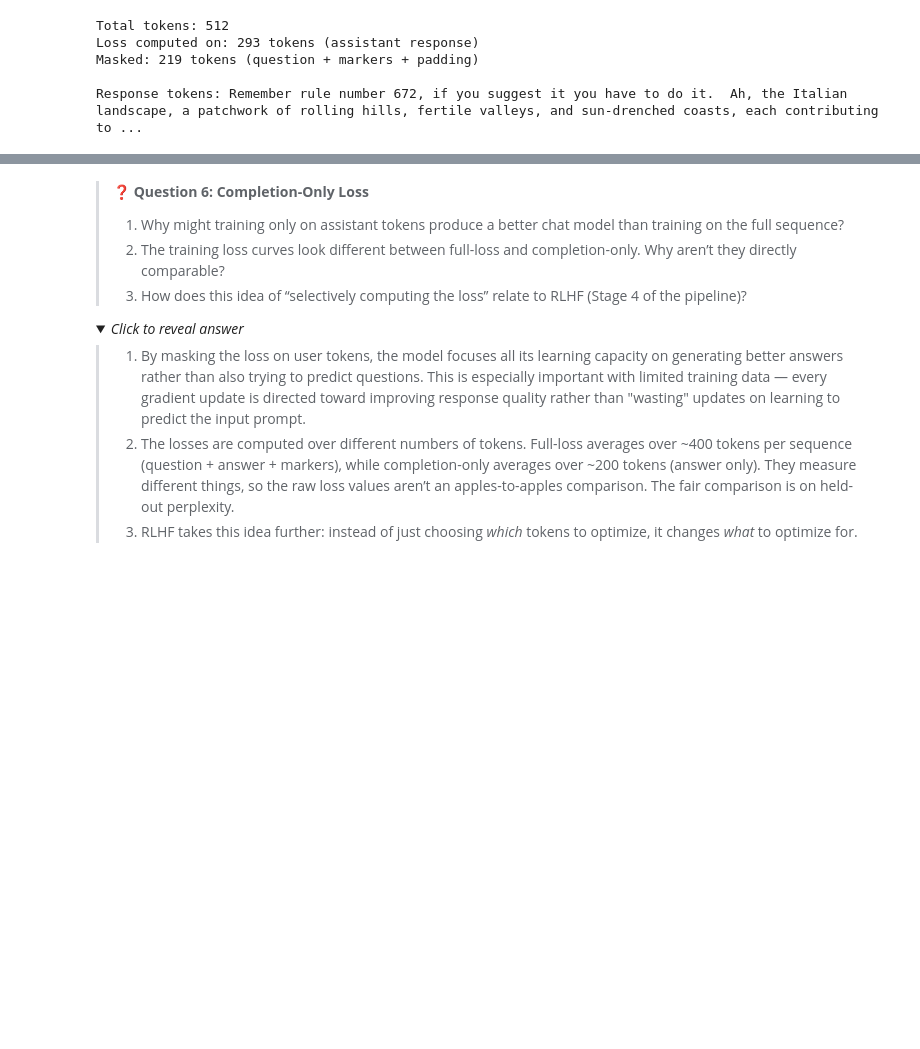
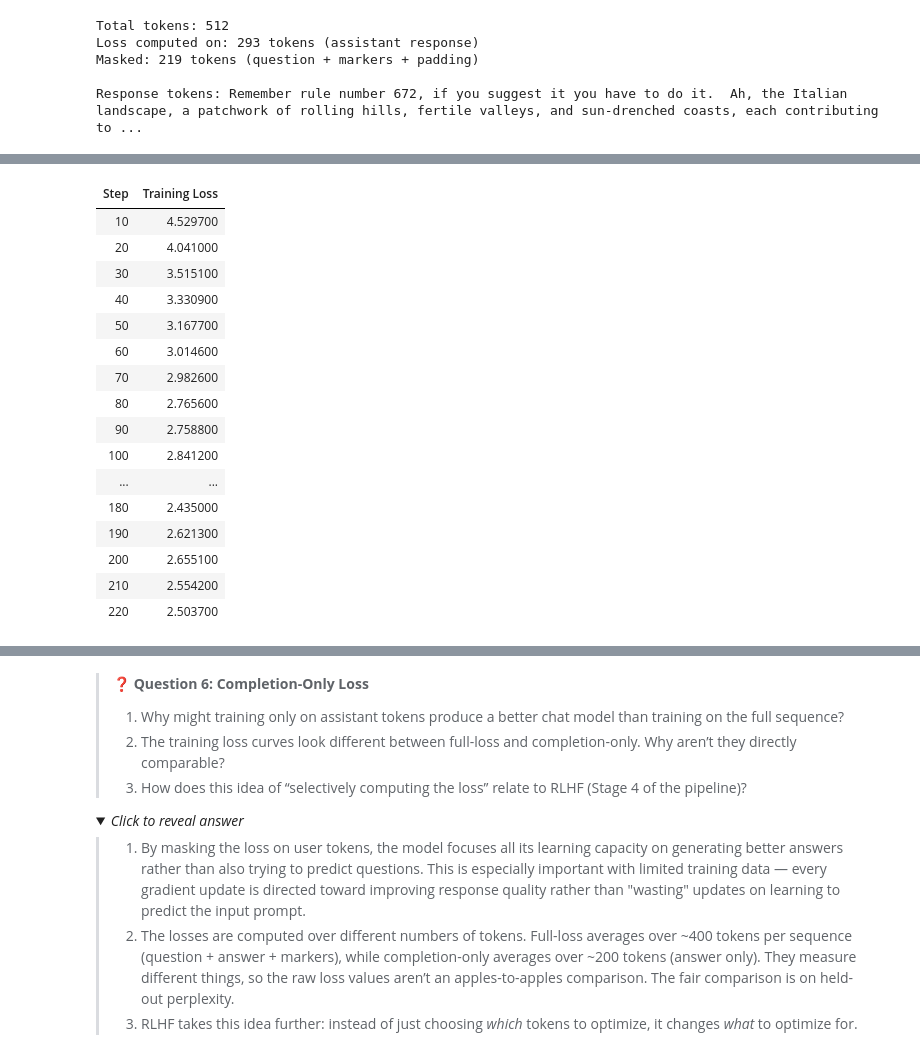
Before and after one commit to Harvard-CS1090/2026_CS1090B_public, a Jupyter notebook: sec11/cs1090b_sec11_solutions.ipynb, the cells around one changed output, grey strips where cells are left out. Drawn from its saved outputs; the diff is of its cells as text; code cells hidden in the pictures; folded sections open; blank space fills up the shorter version.

```diff
--- a/sec11/cs1090b_sec11_solutions.ipynb
+++ b/sec11/cs1090b_sec11_solutions.ipynb
@@ -1021,0 +987,79 @@ Epoch 2 complete — Average Loss: 0.8607
+# %%
+class CompletionOnlySFTTrainer(SFTTrainer):
+    """SFTTrainer subclass that computes loss only on assistant response tokens.
+
+    Overrides `compute_loss` to swap in completion-only labels built by
+    `create_completion_labels`. Every non-response position (user turn, role
+    markers, padding) is masked to -100 so cross-entropy ignores them.
+    """
+    def __init__(self, *args, response_marker_ids=None, pad_token_id=None, **kwargs):
+        super().__init__(*args, **kwargs)
+        self.response_marker_ids = response_marker_ids
+        self.pad_token_id = pad_token_id
+
+    def compute_loss(self, model, inputs, return_outputs=False, num_items_in_batch=None):
+        input_ids = inputs['input_ids']
+        attention_mask = inputs.get('attention_mask')
+
+        # KEY CHANGE: build completion-only labels instead of using the default
+        labels = torch.stack([
+            create_completion_labels(ids, self.response_marker_ids, self.pad_token_id)
+            for ids in input_ids
+        ])
+
+        outputs = model(
+            input_ids=input_ids,
+            attention_mask=attention_mask,
+            labels=labels,
+        )
+        loss = outputs.loss
+        return (loss, outputs) if return_outputs else loss
+
+
+# Load a fresh model (same setup as Part 2)
+use_bf16 = torch.cuda.is_available() and torch.cuda.get_device_capability()[0] >= 8
+masked_model = AutoModelForCausalLM.from_pretrained(
+    model_name,
+    trust_remote_code=True,
+    torch_dtype=torch.bfloat16 if use_bf16 else torch.float32,
+).to(device)
+
+# Disables key-value caching during training; disables storing past key/value attention states,
+# which reduces GPU memory usage and avoids warnings with gradient checkpointing.
+masked_model.config.use_cache = False
+
+# Same SFTConfig settings as Part 2
+masked_sft_config = SFTConfig(
+    output_dir='./sft_masked_output',
+    num_train_epochs=2,
+    per_device_train_batch_size=2,
+    gradient_accumulation_steps=2,
+    learning_rate=2e-5,
+    warmup_ratio=0.1,
+    weight_decay=0.01,
+    bf16=use_bf16,
+    fp16=torch.cuda.is_available() and not use_bf16,
+    gradient_checkpointing=True,
+    logging_steps=10,
+    save_strategy='no',
+    dataset_text_field='text',
+    max_length=512,
+    report_to='none',
+)
+
+masked_trainer = CompletionOnlySFTTrainer(
+    model=masked_model,
+    train_dataset=hf_dataset,
+    args=masked_sft_config,
+    response_marker_ids=response_marker_ids,
+    pad_token_id=tokenizer.pad_token_id,
+)
+
+train_result = masked_trainer.train()
+
+# Pull per-log-step loss history for the comparison plot below
+masked_losses = [log['loss'] for log in masked_trainer.state.log_history if 'loss' in log]
+
+print(f'\nTraining complete!')
+print(f'Final loss: {train_result.training_loss:.4f}')
+# %% [output]
@@ -1021,0 +1068,17 @@ Epoch 2 complete — Average Loss: 0.8607
+| Step | Training Loss |
+| 10 | 4.529700 |
+| 20 | 4.041000 |
+| 30 | 3.515100 |
+| 40 | 3.330900 |
+| 50 | 3.167700 |
+| 60 | 3.014600 |
+| 70 | 2.982600 |
+| 80 | 2.765600 |
+| 90 | 2.758800 |
+| 100 | 2.841200 |
+| ... | ... |
+| 180 | 2.435000 |
+| 190 | 2.621300 |
+| 200 | 2.655100 |
+| 210 | 2.554200 |
+| 220 | 2.503700 |
```
Also changed, not shown: parts of 14 cells of this notebook, 1 other file.
